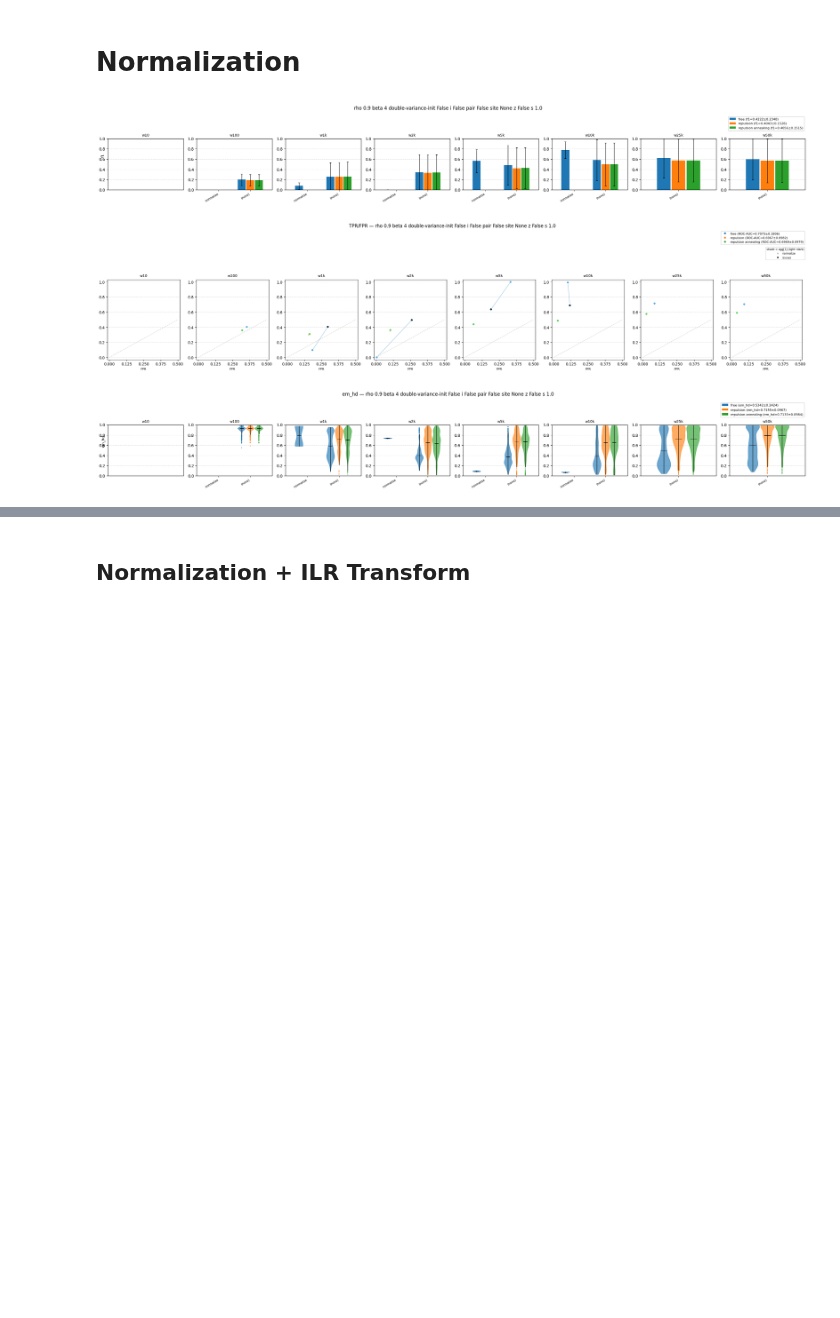
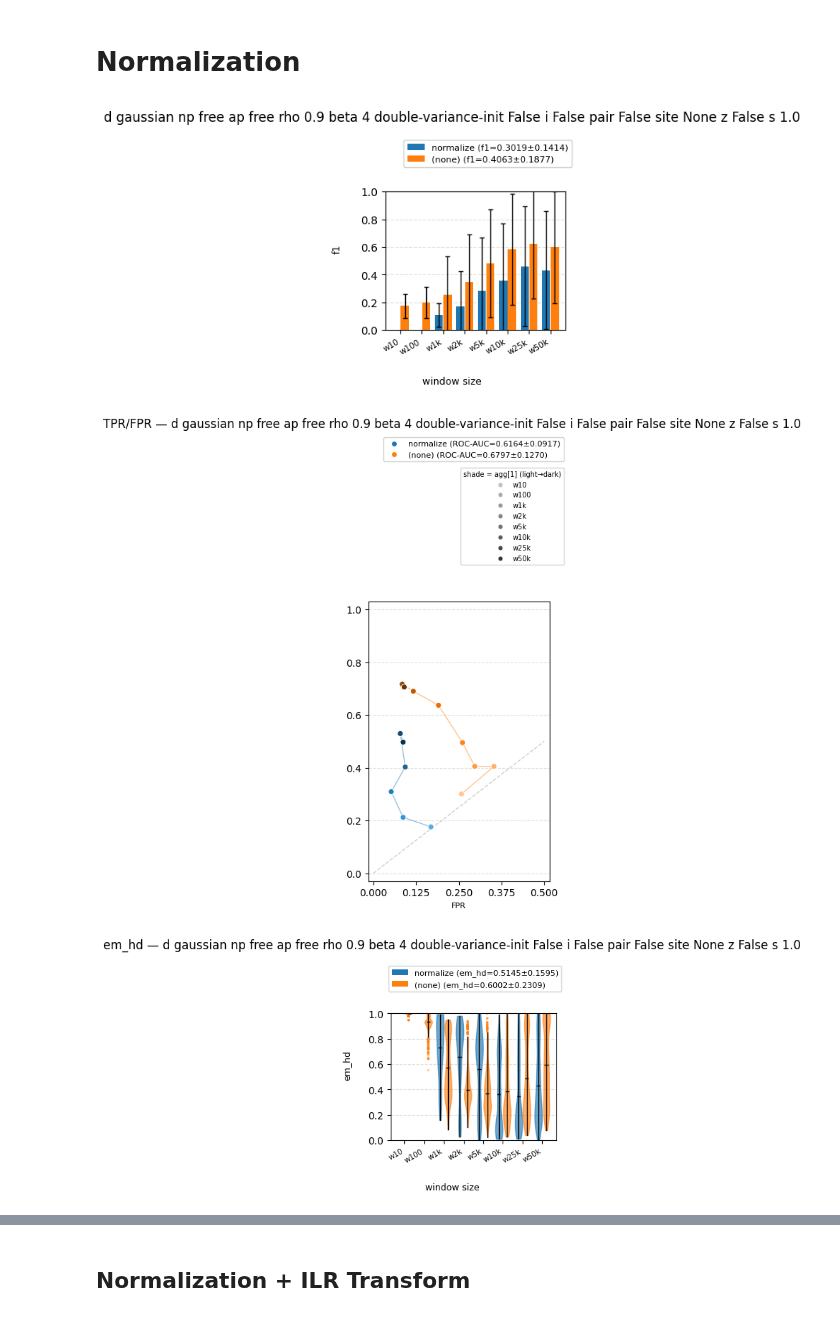
Before and after one commit to isaacangyu/phlag, a Jupyter notebook: bench/aggregate.ipynb, the cells around one changed output, grey strips where cells are left out. Drawn from its saved outputs; the diff is of its cells as text; code cells hidden in the pictures; blank space fills up the shorter version.

```diff
--- a/bench/aggregate.ipynb
+++ b/bench/aggregate.ipynb
@@ -7,31 +7,31 @@ from copy import deepcopy
 cra = CrossRunAnalysis()
 cra.compute_hd_bin_edges()
 aggB = ["x_bin", "merged_category", "fraction_bin"]
-full_config = {"-d": "gaussian", "--rho": 0.9, "--beta": 4, "--double-variance-init": False, "-i": False, "-n": False,
+full_config = {"-d": "gaussian", "--np": "free", "--ap": "free", "--rho": 0.9, "--beta": 4, "--double-variance-init": False, "-i": False, "-n": False,
                "--pair": False, "--site": [None], "-z": False, "-s": 1.0, "-w": [10, 100, "1k", "2k", "5k", "10k", "25k", "50k"]}
 # %% [markdown]
 # Normalization
 # %%
 config = deepcopy(full_config)
 config['-n'] = [True, False]
-agg = [("--ap", "--annealing"), "-n", "-w"]
+agg = ["-n", "-w"]
 cra.plot(
     config,
     metrics=["f1"],
     agg=agg,
 )
 cra.plot(
     config,
     metrics=["tpr_fpr"],
     agg=agg,
 )
 cra.plot(
     config,
     metrics=["em_hd", "em_gt_hd", "mean_relerr_agg", "transition_null_to_alt"],
     agg=agg,
     plot_type="violin",
 );
 # %% [output]
-[figure, old version]
+[figure, new version]
-[figure, old version]
+[figure, new version]
-[figure, old version]
+[figure, new version]
```
Also changed, not shown: parts of 1 cell of this notebook, 7 other files.
